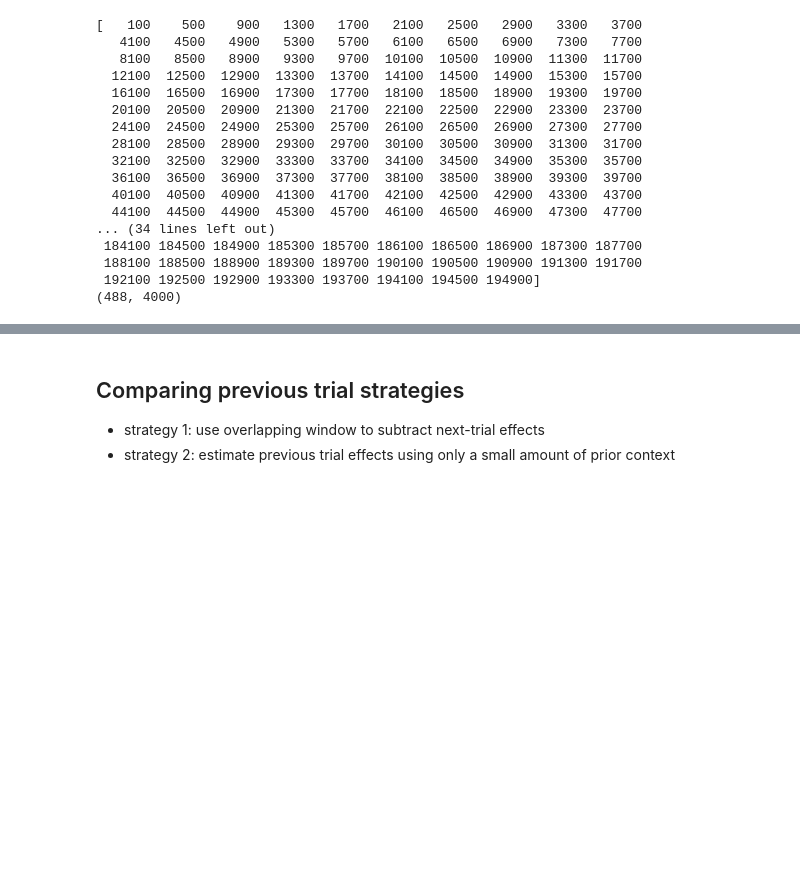
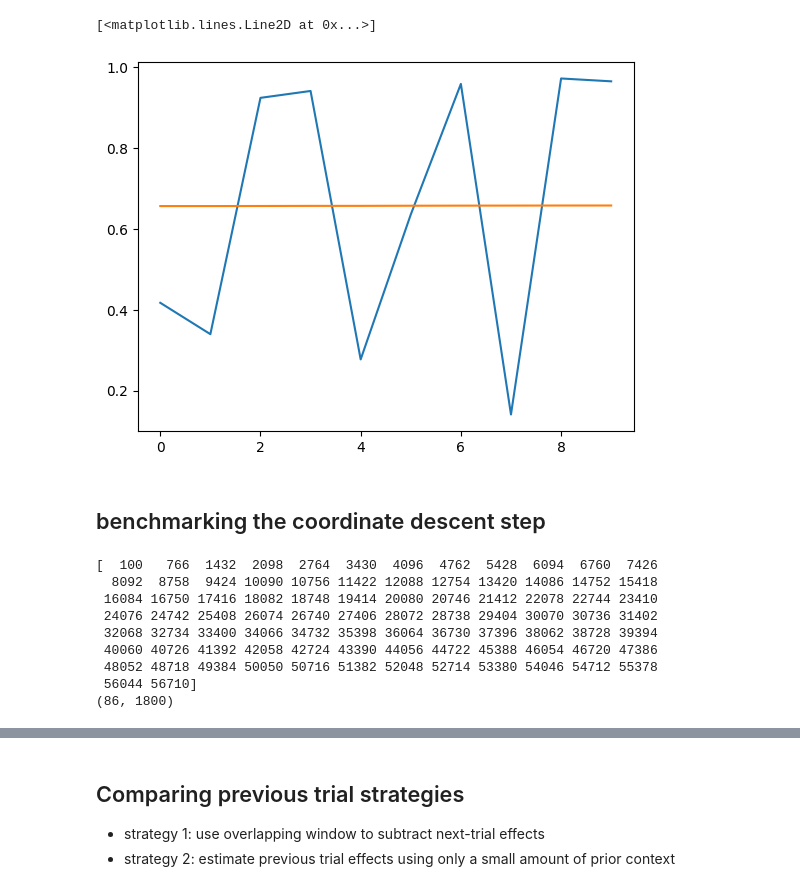
Before and after one commit to bantin/PhoRC, a Jupyter notebook: opsin_subtraction_experiments/end_to_end_sims.ipynb, the cells around one changed output, grey strips where cells are left out. Cells and saved outputs as stored; diff of their text form; code cells hidden in the pictures; blank space fills up the shorter version.

```diff
--- a/opsin_subtraction_experiments/end_to_end_sims.ipynb
+++ b/opsin_subtraction_experiments/end_to_end_sims.ipynb
@@ -66,32 +75,36 @@ rank_one_nmu_decreasing = jax.jit(_rank_one_nmu_decreasing,
 # %%
 import jaxopt
 from jaxopt import ProjectedGradient
 
 def pava_jaxopt(x, gamma):
 
     def _objective(y):
         return jnp.sum((x-y)**2)
 
     # make first difference matrix
     N = x.shape[0]
     G = - jnp.eye(N) + jnp.diag(gamma * jnp.ones(N-1), k=1)
     A = jnp.zeros((N,N))
     b = jnp.zeros(N,)
     h = jnp.zeros(N)
 
-    projection = lambda y: jaxopt.projection.projection_polyhedron(y, (A, b, G, h), check_feasible=False)
+    projection = lambda y, hparams: jaxopt.projection.projection_polyhedron(
+        y, hparams, check_feasible=False)
 
     solver = ProjectedGradient(fun=_objective,
                              projection=projection,
                              tol=1e-6, maxiter=100)
 
     y_init = x.copy()
-    return solver.run(y_init).params
+    return solver.run(y_init, hyperparams_proj=(A, b, G, h)).params
 
 a = np.random.rand(10)
-a_fit = pava_jaxopt(a, 0.99)
+a_fit = pava_jaxopt(a, 1.0)
 plt.plot(a)
 plt.plot(a_fit)
+# %% [output]
+[<matplotlib.lines.Line2D at 0x...>]
+[figure, added]
 # %%
 def add_photocurrents_to_expt(key, expt, pc_shape_params=None,
         frac_pc_cells=0.1, opsin_mean=0.5, opsin_std=0.2,
@@ -364,36 +419,22 @@ def subtract_overlapping_trials(orig, est,
             subtracted_flat[stim_idx:end_idx] -= pc_est
     subtracted = fold_overlapping(subtracted_flat, prior_context, response_length)
     return subtracted
+# %% [markdown]
+## benchmarking the coordinate descent step
 # %%
+# generate expt
 key = jax.random.PRNGKey(0)
 expt = add_photocurrents_to_expt(key, expt, stim_dur_ms=stim_dur_ms,
     prior_context=prior_context, response_length=response_length,
                                  frac_pc_cells=0.05,
                                  pc_window_len_ms=(response_length / sampling_freq * 1e3))
-
-# run subtraction
-U_photo, V_photo, U_dec, V_dec, beta = estimate_photocurrents(expt['obs_with_photocurrents'],
-                             stim_start=prior_context,
-                             stim_end=prior_context+100,
-                             dec_start=600,
-                             gamma=0.9995,)
-photo_est = U_photo @ V_photo
-base_est = U_dec @ V_dec + beta
 # %% [output]
-[   100    500    900   1300   1700   2100   2500   2900   3300   3700
-   4100   4500   4900   5300   5700   6100   6500   6900   7300   7700
-   8100   8500   8900   9300   9700  10100  10500  10900  11300  11700
-  12100  12500  12900  13300  13700  14100  14500  14900  15300  15700
-  16100  16500  16900  17300  17700  18100  18500  18900  19300  19700
-  20100  20500  20900  21300  21700  22100  22500  22900  23300  23700
-  24100  24500  24900  25300  25700  26100  26500  26900  27300  27700
-  28100  28500  28900  29300  29700  30100  30500  30900  31300  31700
-  32100  32500  32900  33300  33700  34100  34500  34900  35300  35700
-  36100  36500  36900  37300  37700  38100  38500  38900  39300  39700
-  40100  40500  40900  41300  41700  42100  42500  42900  43300  43700
-  44100  44500  44900  45300  45700  46100  46500  46900  47300  47700
-... (34 lines left out)
- 184100 184500 184900 185300 185700 186100 186500 186900 187300 187700
- 188100 188500 188900 189300 189700 190100 190500 190900 191300 191700
- 192100 192500 192900 193300 193700 194100 194500 194900]
-(488, 4000)
+[  100   766  1432  2098  2764  3430  4096  4762  5428  6094  6760  7426
+  8092  8758  9424 10090 10756 11422 12088 12754 13420 14086 14752 15418
+ 16084 16750 17416 18082 18748 19414 20080 20746 21412 22078 22744 23410
+ 24076 24742 25408 26074 26740 27406 28072 28738 29404 30070 30736 31402
+ 32068 32734 33400 34066 34732 35398 36064 36730 37396 38062 38728 39394
+ 40060 40726 41392 42058 42724 43390 44056 44722 45388 46054 46720 47386
+ 48052 48718 49384 50050 50716 51382 52048 52714 53380 54046 54712 55378
+ 56044 56710]
+(86, 1800)
```
Also changed, not shown: parts of 19 cells of this notebook.
